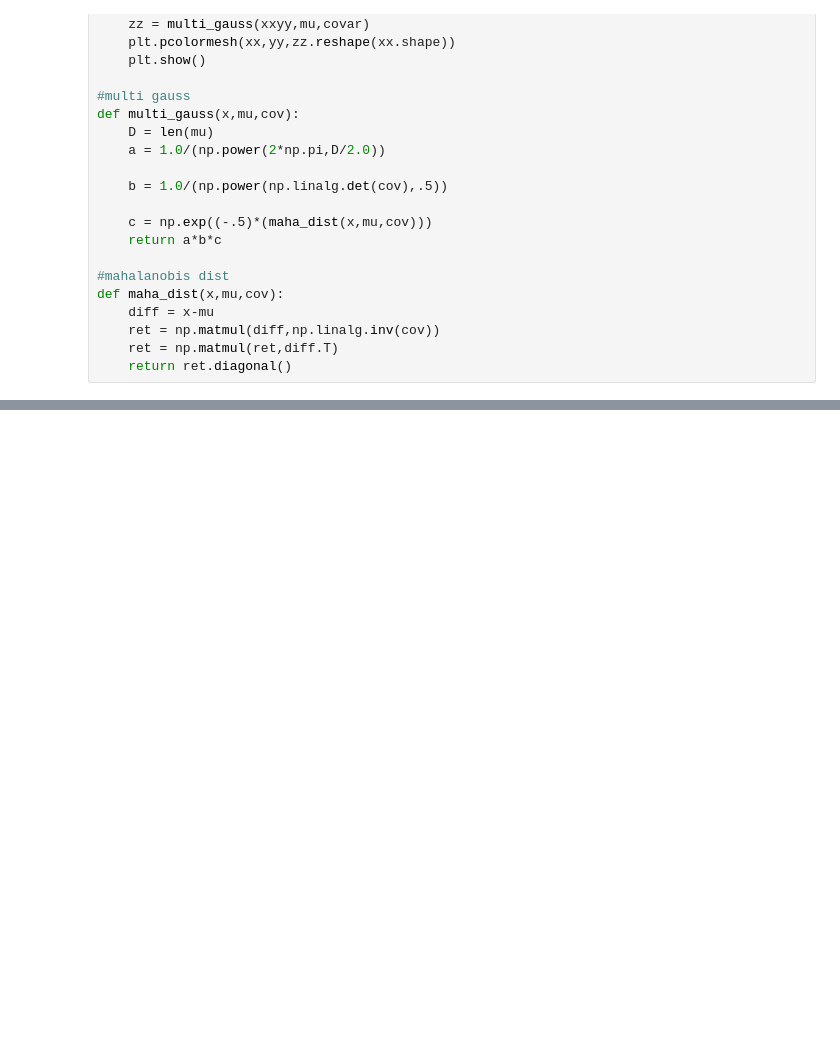
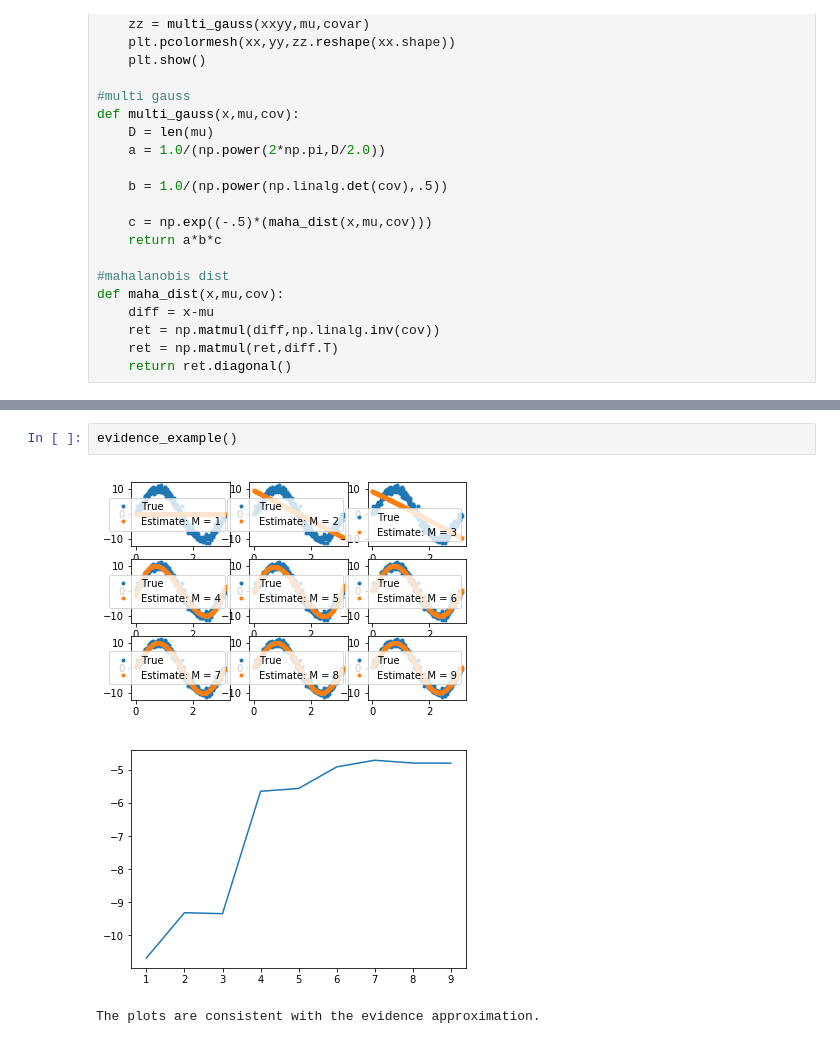
Before and after one commit to DevarakondaV/Practice, a Jupyter notebook: pattern_recognition/pr_ch3.ipynb, the cells around one changed output, grey strips where cells are left out. Drawn from its saved outputs; the diff is of its cells as text; blank space fills up the shorter version.

```diff
--- a/pattern_recognition/pr_ch3.ipynb
+++ b/pattern_recognition/pr_ch3.ipynb
@@ -459,0 +493,6 @@ plt.show()
+# %%
+evidence_example()
+# %% [output]
+[figure, added]
+[figure, added]
+The plots are consistent with the evidence approximation.
```
Also changed, not shown: parts of 2 cells of this notebook.
